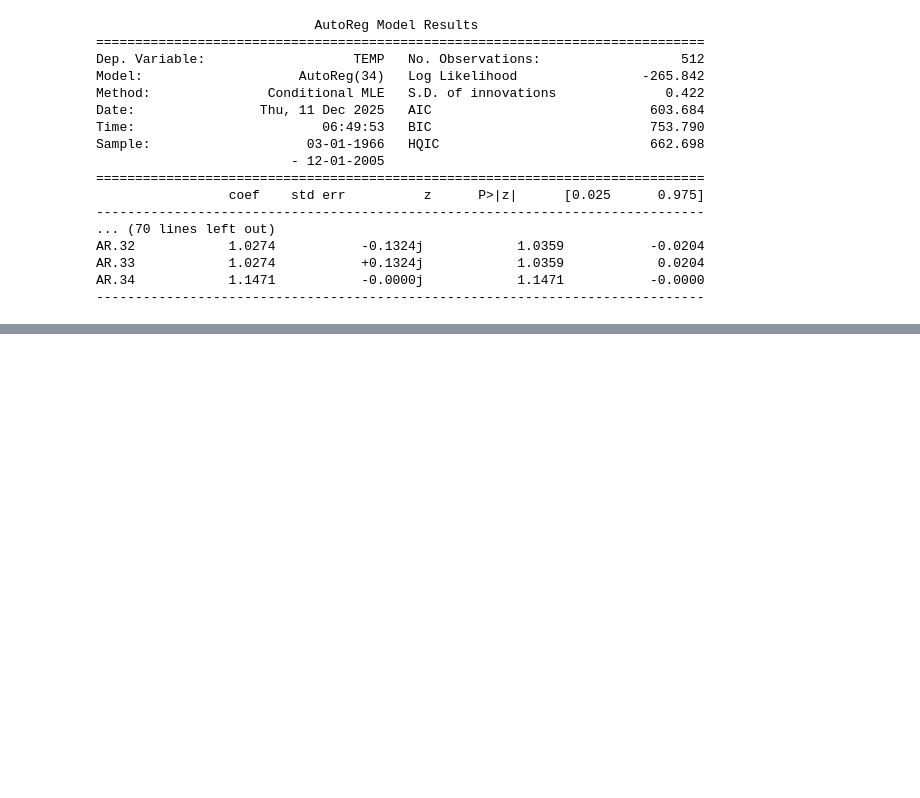
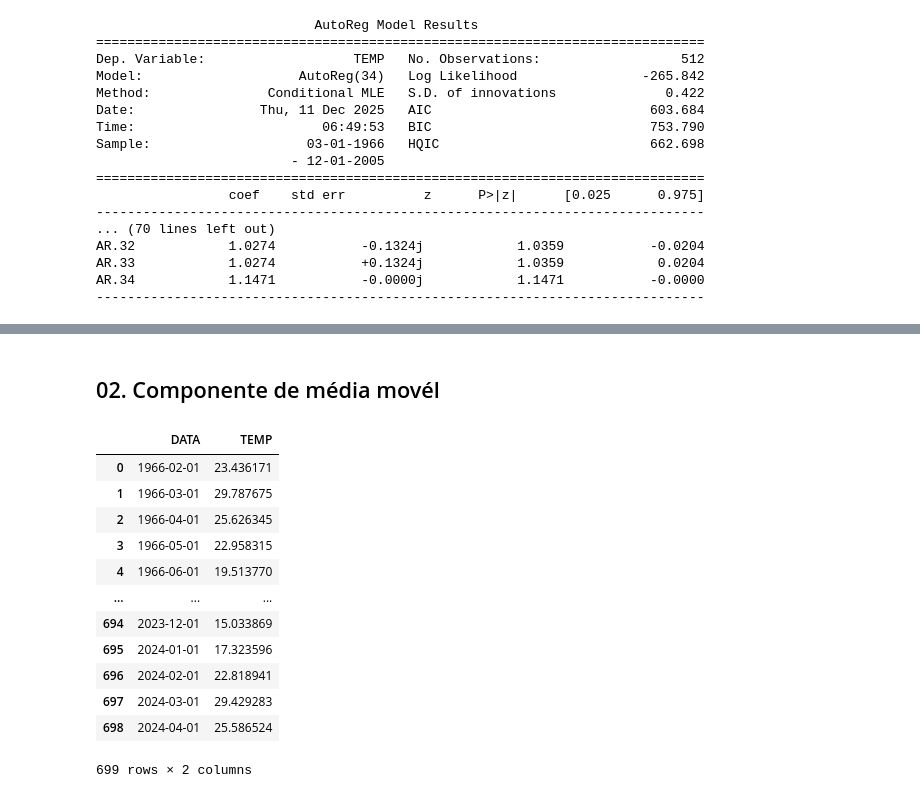
Before and after one commit to JCarapina/Estudos-praticos, a Jupyter notebook: series_temporais_2/notebooks/projeto.ipynb, the cells around one changed output, grey strips where cells are left out. Drawn from its saved outputs; the diff is of its cells as text; code cells hidden in the pictures; blank space fills up the shorter version.

Commit message:
update componente de média móvel

```diff
--- a/series_temporais_2/notebooks/projeto.ipynb
+++ b/series_temporais_2/notebooks/projeto.ipynb
@@ -247,0 +260,19 @@ AR.34            1.1471           -0.0000j            1.1471           -0.0000
+# %% [markdown]
+## 02. Componente de média movél
+# %%
+df_f2 = pd.read_csv('../data/Temperatura_mensal_F2.csv')
+df_f2
+# %% [output]
+|  | DATA | TEMP |
+| 0 | 1966-02-01 | 23.436171 |
+| 1 | 1966-03-01 | 29.787675 |
+| 2 | 1966-04-01 | 25.626345 |
+| 3 | 1966-05-01 | 22.958315 |
+| 4 | 1966-06-01 | 19.513770 |
+| ... | ... | ... |
+| 694 | 2023-12-01 | 15.033869 |
+| 695 | 2024-01-01 | 17.323596 |
+| 696 | 2024-02-01 | 22.818941 |
+| 697 | 2024-03-01 | 29.429283 |
+| 698 | 2024-04-01 | 25.586524 |
+699 rows × 2 columns
```
Also changed, not shown: parts of 5 cells of this notebook.
